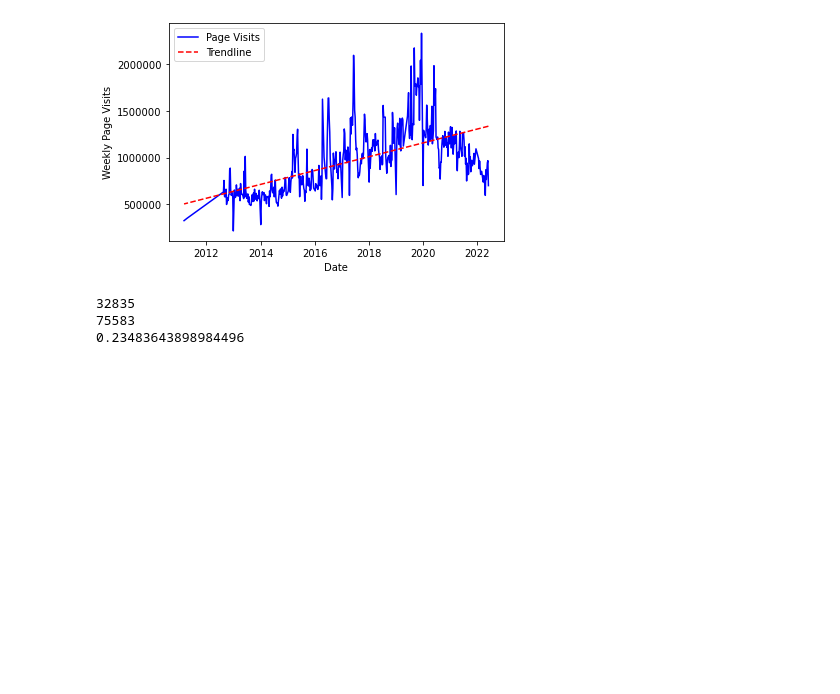
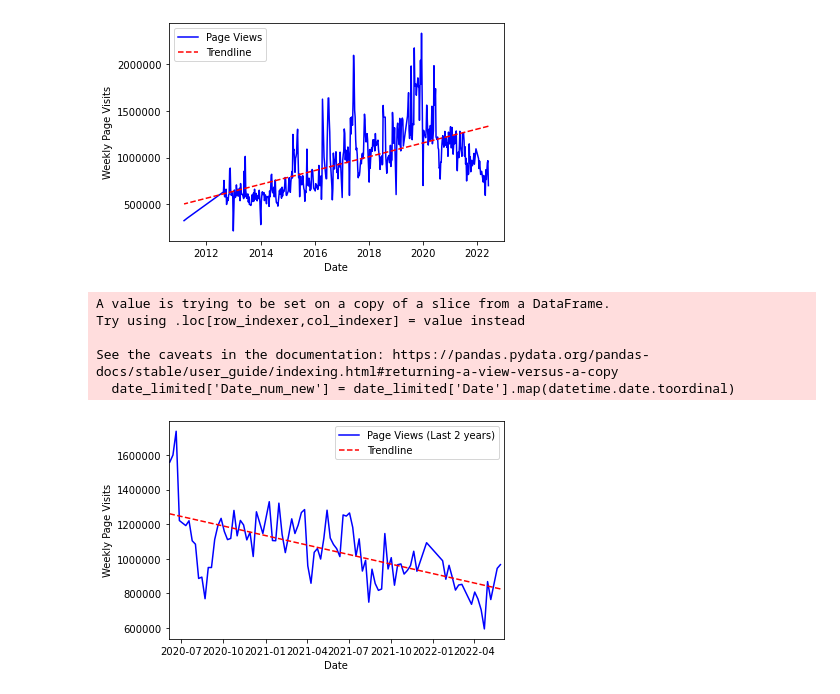
Before and after one commit to groegercesg/Guido_Fawkes_Analysis, a Jupyter notebook: analysis.ipynb, the cells around one changed output. Drawn from its saved outputs; the diff is of its cells as text; code cells hidden in the pictures; blank space fills up the shorter version.

```diff
--- a/analysis.ipynb
+++ b/analysis.ipynb
@@ -169,28 +183,37 @@ plt.savefig('images/page_visits.png',bbox_inches='tight')
 # %% [output]
 [figure]
-# %%
-# Average weekly increase
-def averageIncrease(df, col_name, int_in):
-    # Create array of deltas. Replace nan and negative values with zero
-    a = np.maximum(df[col_name] - df[col_name].shift(), 0).replace(np.nan, 0)
-    # Count non-zero values
-    count = np.count_nonzero(a)
-
-    if count == 0:
-        # If only zero values… there is no increase
-        return 0
-    else:
-        if int_in == True:
-            return int(np.sum(a) / count)
-        elif int_in == False:
-            return np.sum(a) / count
-        else:
-            print("Boolean value must be entered for whether the return should be an integer or not.")
-
-print(averageIncrease(articleDetails, 'Visitors', True))
-print(averageIncrease(articleDetails, 'Visits', True))
-print(averageIncrease(articleDetails, 'Visits per Visitor', False))
-# %% [output]
-32835
-75583
-0.23483643898984496
+# %%
+start_date = articleDetails['Date'][0].to_pydatetime() - relativedelta(years=2)
+end_date = articleDetails['Date'][0].to_pydatetime()
+
+date_limited = articleDetails[(articleDetails['Date'] > start_date) & (articleDetails['Date'] < end_date)]
+
+plt.plot(date_limited['Date'], date_limited['Page Visits'], color='blue', label="Page Views (Last 2 years)")
+
+# To perform the linear regression we need the dates to be numeric
+date_limited['Date_num_new'] = date_limited['Date'].map(datetime.date.toordinal)
+
+#calculate equation for trendline
+z = np.polyfit(date_limited['Date_num_new'], date_limited['Page Visits'], 1)
+p = np.poly1d(z)
+
+#add trendline to plot
+plt.plot(date_limited['Date'], p(date_limited['Date_num_new']), color='red', label="Trendline", linestyle='dashed')
+
+plt.xlabel("Date")
+plt.ylabel("Weekly Page Visits")
+
+ax = plt.gca()
+ax.yaxis.set_major_formatter(FormatStrFormatter('%.0f'))
+ax.set_xlim([start_date, end_date])
+
+plt.legend()
+#plt.show()
+plt.savefig('images/page_views_last_two_years.png',bbox_inches='tight')
+# %% [output]
+A value is trying to be set on a copy of a slice from a DataFrame.
+Try using .loc[row_indexer,col_indexer] = value instead
+
+See the caveats in the documentation: https://pandas.pydata.org/pandas-docs/stable/user_guide/indexing.html#returning-a-view-versus-a-copy
+  date_limited['Date_num_new'] = date_limited['Date'].map(datetime.date.toordinal)
+[figure, added]
```
Also changed, not shown: parts of 11 cells of this notebook, 7 other files.
